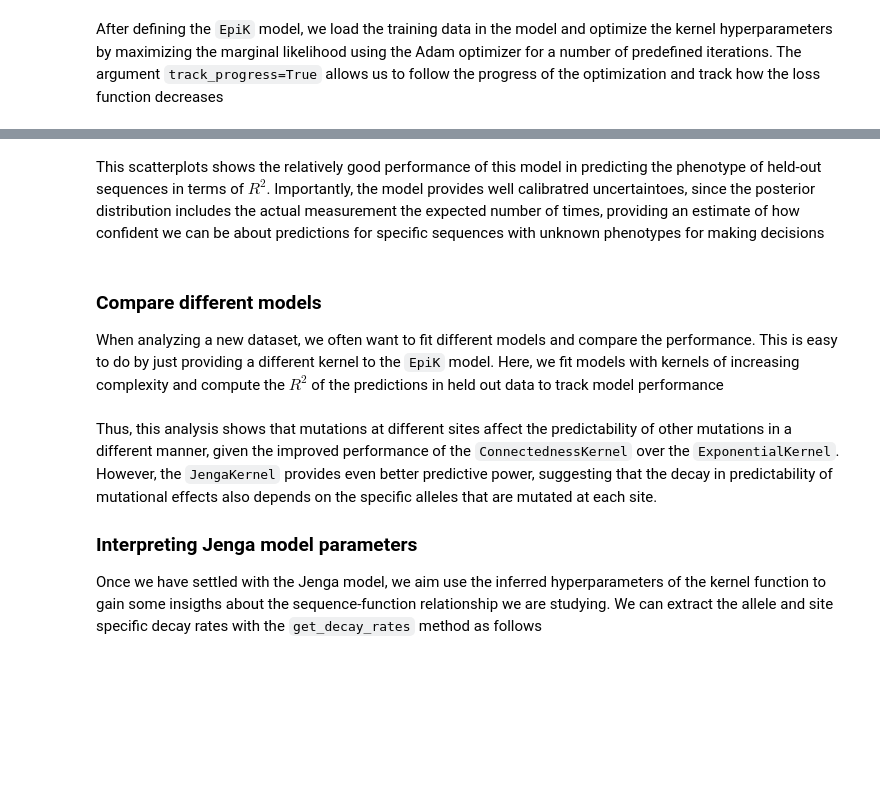
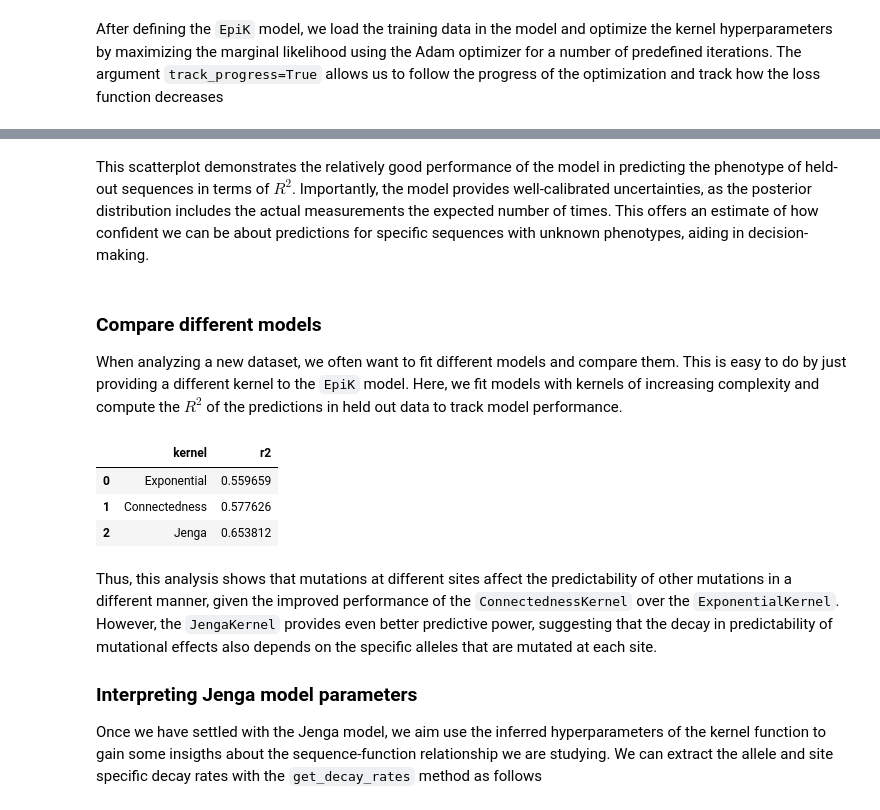
Before and after one commit to cmarti/epik, a Jupyter notebook: docs/usage/tutorial.ipynb, the cells around one changed output, grey strips where cells are left out. Saved outputs shown, nothing was run; the diff lists cells and outputs as text; code cells hidden in the pictures; blank space fills up the shorter version.

```diff
--- a/docs/usage/tutorial.ipynb
+++ b/docs/usage/tutorial.ipynb
@@ -118,22 +122,27 @@ axes.set(xlabel='Predicted PSI (%)', xlim=lims,
 # %% [markdown]
-This scatterplots shows the relatively good performance of this model in predicting the phenotype of held-out sequences in terms of $R^2$. Importantly, the model provides well calibratred uncertaintoes, since the posterior distribution includes the actual measurement the expected number of times, providing an estimate of how confident we can be about predictions for specific sequences with unknown phenotypes for making decisions
+This scatterplot demonstrates the relatively good performance of the model in predicting the phenotype of held-out sequences in terms of $R^2$. Importantly, the model provides well-calibrated uncertainties, as the posterior distribution includes the actual measurements the expected number of times. This offers an estimate of how confident we can be about predictions for specific sequences with unknown phenotypes, aiding in decision-making.
 # %% [markdown]
 ### Compare different models
 
-When analyzing a new dataset, we often want to fit different models and compare the performance. This is easy to do by just providing a different kernel to the `EpiK` model. Here, we fit models with kernels of increasing complexity and compute the $R^2$ of the predictions in held out data to track model performance
+When analyzing a new dataset, we often want to fit different models and compare them. This is easy to do by just providing a different kernel to the `EpiK` model. Here, we fit models with kernels of increasing complexity and compute the $R^2$ of the predictions in held out data to track model performance.
 # %%
 kernels = [ExponentialKernel, ConnectednessKernel, JengaKernel]
 labels = ['Exponential', 'Connectedness', 'Jenga']
 r2s = []
 for label, kernel_type in zip(labels, kernels):
     kernel = kernel_type(n_alleles=4, seq_length=8)
-    model = EpiK(kernel, track_progress=True, learning_rate=0.2)
+    model = EpiK(kernel, track_progress=True, max_n_lanczos_iterations=200)
     model.set_data(train_x, train_y, train_y_var)
-    model.fit(n_iter=100)
+    model.fit(n_iter=100, learning_rate=0.1)
     test_y_pred = model.predict(test_x, calc_variance=False)['coef']
     r2s.append(pearsonr(test_y_pred, test_y)[0] ** 2)
 results = pd.DataFrame({'kernel': labels, 'r2': r2s})
 results
+# %% [output]
+|  | kernel | r2 |
+| 0 | Exponential | 0.559659 |
+| 1 | Connectedness | 0.577626 |
+| 2 | Jenga | 0.653812 |
 # %% [markdown]
 Thus, this analysis shows that mutations at different sites affect the predictability of other mutations in a different manner, given the improved performance of the `ConnectednessKernel` over the `ExponentialKernel`. However, the `JengaKernel` provides even better predictive power, suggesting that the decay in predictability of mutational effects also depends on the specific alleles that are mutated at each site.
 
```
Also changed, not shown: parts of 19 cells of this notebook, 5 other files.
